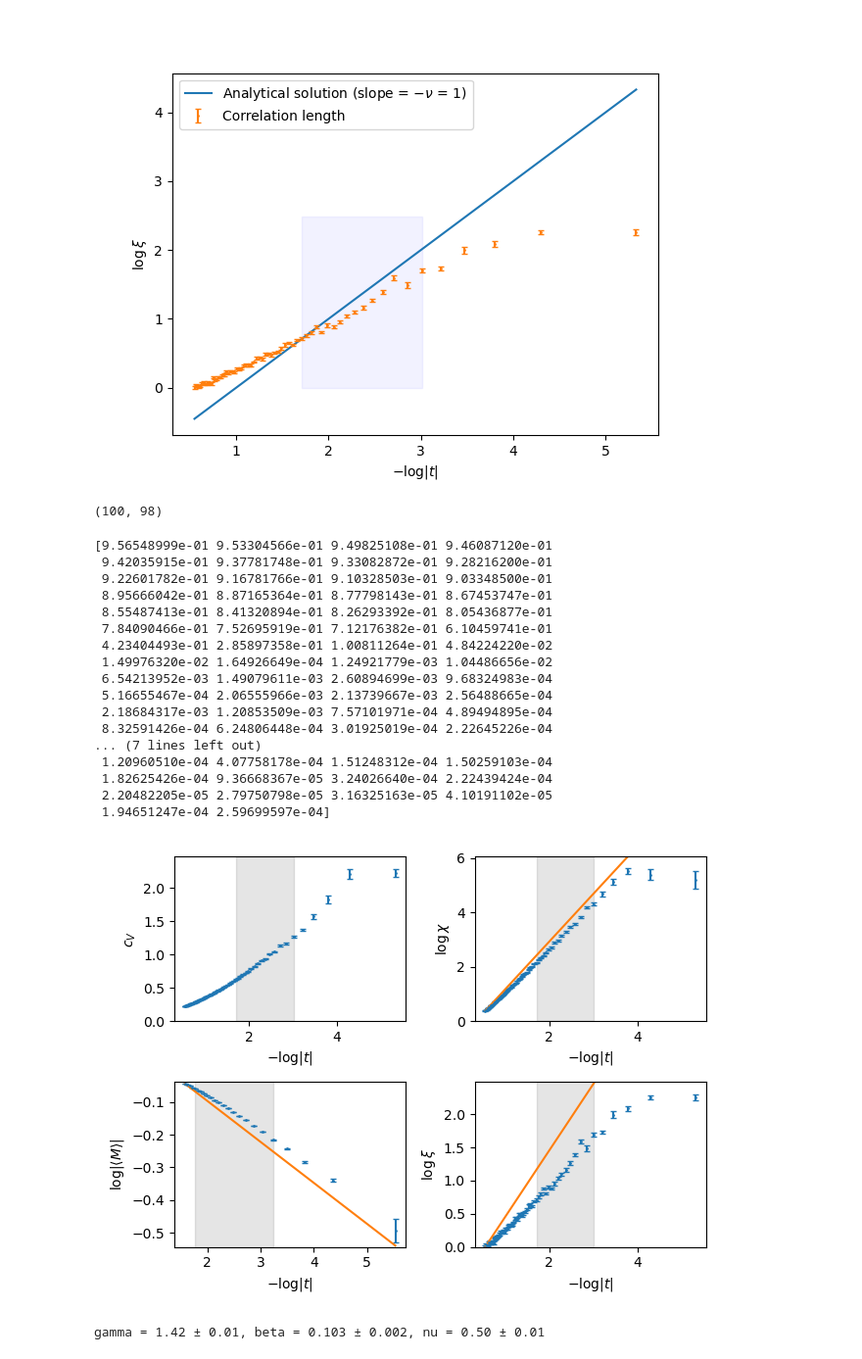
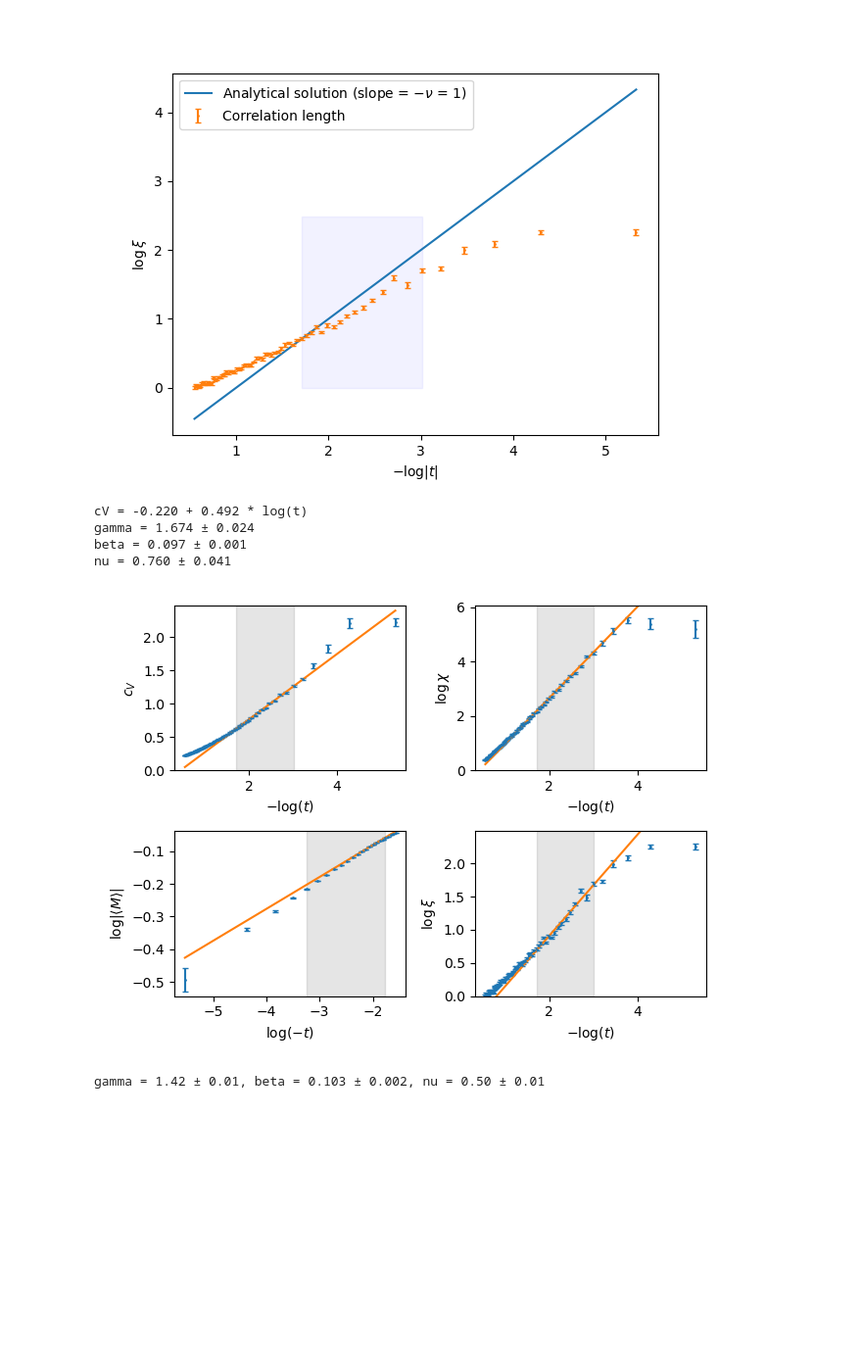
Before and after one commit to aderhall/phys382ising, a Jupyter notebook: analysis_notebooks/fit_observables.ipynb, the cells around one changed output. Shown at 98% size. Saved outputs shown, nothing was run; the diff lists cells and outputs as text; code cells hidden in the pictures; blank space fills up the shorter version.

Commit message:
figures and track bibliography

```diff
--- a/analysis_notebooks/fit_observables.ipynb
+++ b/analysis_notebooks/fit_observables.ipynb
@@ -472,68 +472,67 @@ ax.legend()
 # %% [output]
 <matplotlib.legend.Legend at 0x...>
 [figure]
-# %%
-m_mean.shape
-# %% [output]
-(100, 98)
 # %%
 plt.close()
 fig, ax = plt.subplots(2, 2)
 
 ax[0, 0].errorbar(mlogt, cv[t_red_pos], yerr=cv_error[t_red_pos], fmt=".", capsize=2, markersize=2)
-ax[0, 0].set_xlabel(r"$-\log |t|$")
+ax[0, 0].set_xlabel(r"$-\log(t)$")
 ax[0, 0].set_ylabel(r"$c_V$")
 ax[0, 0].fill_betweenx([0, cv.max() * 1.1], -np.log(t_red[partition_r]), -np.log(t_red[outer_r]), color="black", alpha=0.1)
+popt, pcov = curve_fit(lambda x, a, b : a * x + b, -np.log(t_red[partition_r:outer_r]), cv[partition_r:outer_r], p0 = (1, 0), sigma=cv_error[partition_r:outer_r])
+print(f"cV = {popt[1]:.3f} + {popt[0]:.3f} * log(t)")
+ax[0, 0].plot(mlogt, popt[1] + popt[0] * mlogt)
 ax[0, 0].set_ylim(0, cv.max() * 1.1)
 
 ax[0, 1].errorbar(mlogt, logchi, yerr=logchi_error, fmt=".", capsize=2, markersize=2)
-ax[0, 1].set_xlabel(r"$-\log |t|$")
+ax[0, 1].set_xlabel(r"$-\log(t)$")
 ax[0, 1].set_ylabel(r"$\log \chi$")
-ax[0, 1].plot(mlogt, logchi[-1] + 1.75 * (mlogt - mlogt[-1]), label="Analytical solution (slope = -$\gamma$ = 1.75)")
+#ax[0, 1].plot(mlogt, logchi[-1] + 1.75 * (mlogt - mlogt[-1]), label="Analytical solution (slope = -$\gamma$ = 1.75)")
 ax[0, 1].fill_betweenx([0, logchi.max() * 1.1], -np.log(t_red[partition_r]), -np.log(t_red[outer_r]), color="black", alpha=0.1)
+logchi_fitrange = np.log(chi[partition_r:outer_r])
+logchi_error_fitrange = chi_error[partition_r:outer_r] / chi[partition_r:outer_r]
+popt, pcov = curve_fit(lambda x, a, b : a * x + b, -np.log(t_red[partition_r:outer_r]), logchi_fitrange, p0 = (1.75, -0.8), sigma=logchi_error_fitrange)
+print(f"gamma = {popt[0]:.3f} ± {np.sqrt(pcov[0, 0]):.3f}")
+ax[0, 1].plot(mlogt, popt[1] + popt[0] * mlogt)
 ax[0, 1].set_ylim(0, logchi.max() * 1.1)
 
 t_red_neg = t_red < 0
 t_neg = -t_red[t_red_neg]
-mlogt_neg = -np.log(t_neg)
+logt_neg = np.log(t_neg)
 overall_m = np.abs(m_mean.mean(axis=1))
 logm = np.log(overall_m)
-print(overall_m)
 #ax[1, 0].errorbar(t_red[t_red_neg], m_mean.mean(axis=1)[t_red_neg], yerr=cv_error[t_red_neg], fmt=".", capsize=2, markersize=2)
-ax[1, 0].errorbar(mlogt_neg, logm[t_red_neg], yerr=m_mean_error[t_red_neg] / overall_m[t_red_neg], fmt=".", capsize=2, markersize=2)
-ax[1, 0].set_xlabel(r"$-\log |t|$")
+ax[1, 0].errorbar(logt_neg, logm[t_red_neg], yerr=m_mean_error[t_red_neg] / overall_m[t_red_neg], fmt=".", capsize=2, markersize=2)
+ax[1, 0].set_xlabel(r"$\log(-t)$")
 ax[1, 0].set_ylabel(r"$\log|\left<M\right>|$")
-ax[1, 0].plot(mlogt_neg, logm[0] - 0.125 * (mlogt_neg -mlogt_neg[0]), label="Analytical solution (slope = 0.125)")
-ax[1, 0].fill_betweenx([logm[t_red_neg].min() * 1.1, logm[t_red_neg].max() * 0.9], -np.log(-t_red[partition_l]), -np.log(-t_red[outer_l]), color="black", alpha=0.1)
+#ax[1, 0].plot(mlogt_neg, logm[0] - 0.125 * (mlogt_neg -mlogt_neg[0]), label="Analytical solution (slope = 0.125)")
+ax[1, 0].fill_betweenx([logm[t_red_neg].min() * 1.1, logm[t_red_neg].max() * 0.9], np.log(-t_red[partition_l]), np.log(-t_red[outer_l]), color="black", alpha=0.1)
+popt, pcov = curve_fit(lambda x, a, b : a * x + b, np.log(-t_red[outer_l:partition_l]), logm[outer_l:partition_l], p0 = (1.75, -0.8), sigma=m_mean_error[outer_l:partition_l] / overall_m[outer_l:partition_l])
+print(f"beta = {popt[0]:.3f} ± {np.sqrt(pcov[0, 0]):.3f}")
+ax[1, 0].plot(logt_neg, popt[1] + popt[0] * logt_neg)
 ax[1, 0].set_ylim(logm[t_red_neg].min() * 1.1, logm[t_red_neg].max() * 0.9)
 
 ax[1, 1].errorbar(mlogt, logxi, yerr=logxi_error, fmt=".", capsize=2, markersize=2)
-ax[1, 1].set_xlabel(r"$-\log |t|$")
+ax[1, 1].set_xlabel(r"$-\log(t)$")
 ax[1, 1].set_ylabel(r"$\log \xi$")
-ax[1, 1].plot(mlogt, logxi[-1] + 1 * (mlogt - mlogt[-1]), label="Analytical solution (slope = $-\\nu$ = 1)")
+#ax[1, 1].plot(mlogt, logxi[-1] + 1 * (mlogt - mlogt[-1]), label="Analytical solution (slope = $-\\nu$ = 1)")
 ax[1, 1].fill_betweenx([0, logxi.max() * 1.1], -np.log(t_red[partition_r]), -np.log(t_red[outer_r]), color="black", alpha=0.1)
+logxi_fitrange = np.log(xi[partition_r:outer_r])
+logxi_error_fitrange = xi_error[partition_r:outer_r] / xi[partition_r:outer_r]
+popt, pcov = curve_fit(lambda x, a, b : a * x + b, -np.log(t_red[partition_r:outer_r]), logxi_fitrange, p0 = (1.75, -0.8), sigma=logxi_error_fitrange)
+print(f"nu = {popt[0]:.3f} ± {np.sqrt(pcov[0, 0]):.3f}")
+ax[1, 1].plot(mlogt, popt[1] + popt[0] * mlogt)
 ax[1, 1].set_ylim(0, logxi.max() * 1.1)
 
 fig.tight_layout()
+plt.savefig(f"{test_path}/plots/lastfig.png")
 # %% [output]
-[9.56548999e-01 9.53304566e-01 9.49825108e-01 9.46087120e-01
- 9.42035915e-01 9.37781748e-01 9.33082872e-01 9.28216200e-01
- 9.22601782e-01 9.16781766e-01 9.10328503e-01 9.03348500e-01
- 8.95666042e-01 8.87165364e-01 8.77798143e-01 8.67453747e-01
- 8.55487413e-01 8.41320894e-01 8.26293392e-01 8.05436877e-01
- 7.84090466e-01 7.52695919e-01 7.12176382e-01 6.10459741e-01
- 4.23404493e-01 2.85897358e-01 1.00811264e-01 4.84224220e-02
- 1.49976320e-02 1.64926649e-04 1.24921779e-03 1.04486656e-02
- 6.54213952e-03 1.49079611e-03 2.60894699e-03 9.68324983e-04
- 5.16655467e-04 2.06555966e-03 2.13739667e-03 2.56488665e-04
- 2.18684317e-03 1.20853509e-03 7.57101971e-04 4.89494895e-04
- 8.32591426e-04 6.24806448e-04 3.01925019e-04 2.22645226e-04
-... (7 lines left out)
- 1.20960510e-04 4.07758178e-04 1.51248312e-04 1.50259103e-04
- 1.82625426e-04 9.36668367e-05 3.24026640e-04 2.22439424e-04
- 2.20482205e-05 2.79750798e-05 3.16325163e-05 4.10191102e-05
- 1.94651247e-04 2.59699597e-04]
+cV = -0.220 + 0.492 * log(t)
+gamma = 1.674 ± 0.024
+beta = 0.097 ± 0.001
+nu = 0.760 ± 0.041
-[figure, old version]
+[figure, new version]
 # %%
 # Fit critical exponents
 t_norm = lambda T_c : (temp - T_c) / T_c
```
Also changed, not shown: parts of 1 cell of this notebook, 25 other files.
